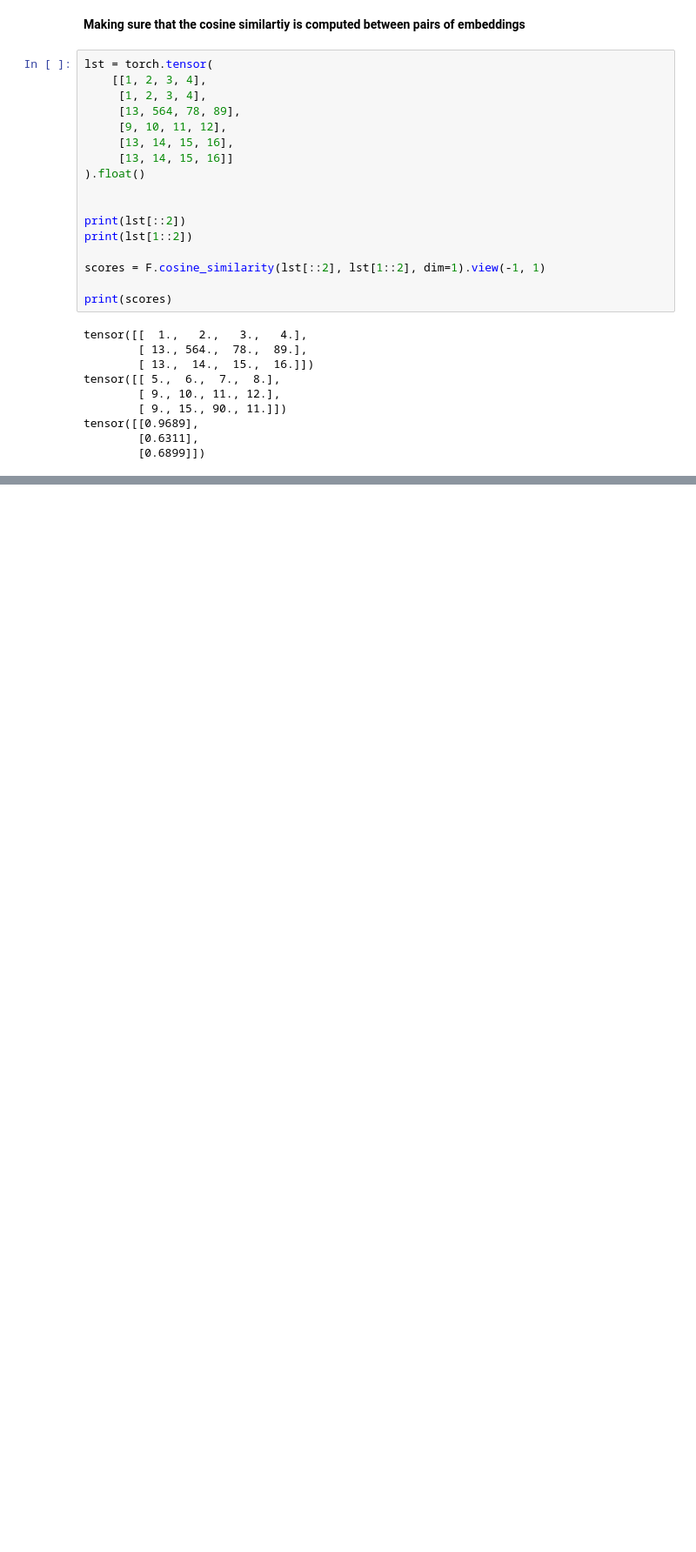
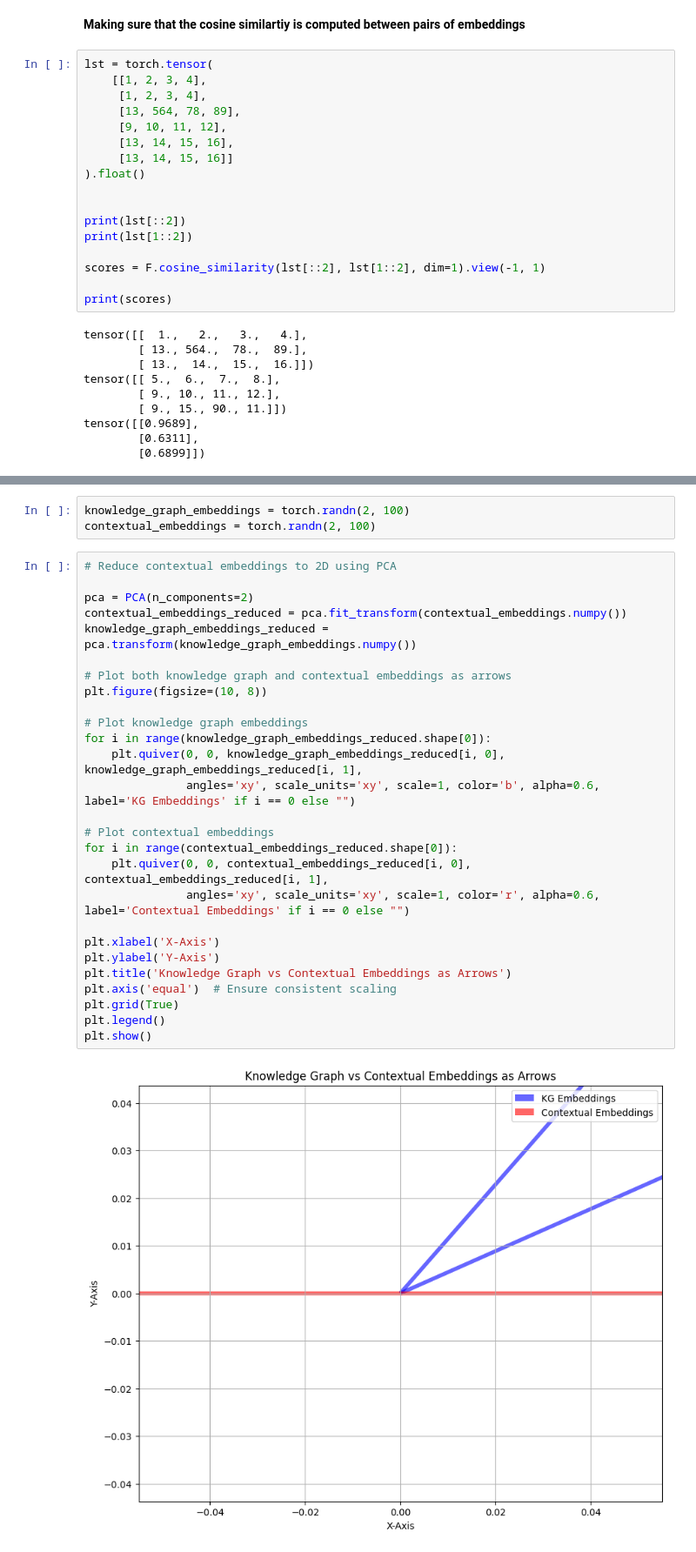
Before and after one commit to gmunda97/factual-probe, a Jupyter notebook: jupyter_notebooks/linear_tranformation.ipynb, the cells around one changed output, grey strips where cells are left out. Shown: that part at 87% size. Cells and saved outputs as stored; diff of their text form; blank space fills up the shorter version.

```diff
--- a/jupyter_notebooks/linear_tranformation.ipynb
+++ b/jupyter_notebooks/linear_tranformation.ipynb
@@ -576,0 +625,32 @@ tensor([[0.9689],
+# %%
+knowledge_graph_embeddings = torch.randn(2, 100)
+contextual_embeddings = torch.randn(2, 100)
+# %%
+# Reduce contextual embeddings to 2D using PCA
+
+pca = PCA(n_components=2)
+contextual_embeddings_reduced = pca.fit_transform(contextual_embeddings.numpy())
+knowledge_graph_embeddings_reduced = pca.transform(knowledge_graph_embeddings.numpy())
+
+# Plot both knowledge graph and contextual embeddings as arrows
+plt.figure(figsize=(10, 8))
+
+# Plot knowledge graph embeddings
+for i in range(knowledge_graph_embeddings_reduced.shape[0]):
+    plt.quiver(0, 0, knowledge_graph_embeddings_reduced[i, 0], knowledge_graph_embeddings_reduced[i, 1],
+               angles='xy', scale_units='xy', scale=1, color='b', alpha=0.6, label='KG Embeddings' if i == 0 else "")
+
+# Plot contextual embeddings
+for i in range(contextual_embeddings_reduced.shape[0]):
+    plt.quiver(0, 0, contextual_embeddings_reduced[i, 0], contextual_embeddings_reduced[i, 1],
+               angles='xy', scale_units='xy', scale=1, color='r', alpha=0.6, label='Contextual Embeddings' if i == 0 else "")
+
+plt.xlabel('X-Axis')
+plt.ylabel('Y-Axis')
+plt.title('Knowledge Graph vs Contextual Embeddings as Arrows')
+plt.axis('equal')  # Ensure consistent scaling
+plt.grid(True)
+plt.legend()
+plt.show()
+# %% [output]
+[figure, added]
```
Also changed, not shown: parts of 10 cells of this notebook, 19 other files.
